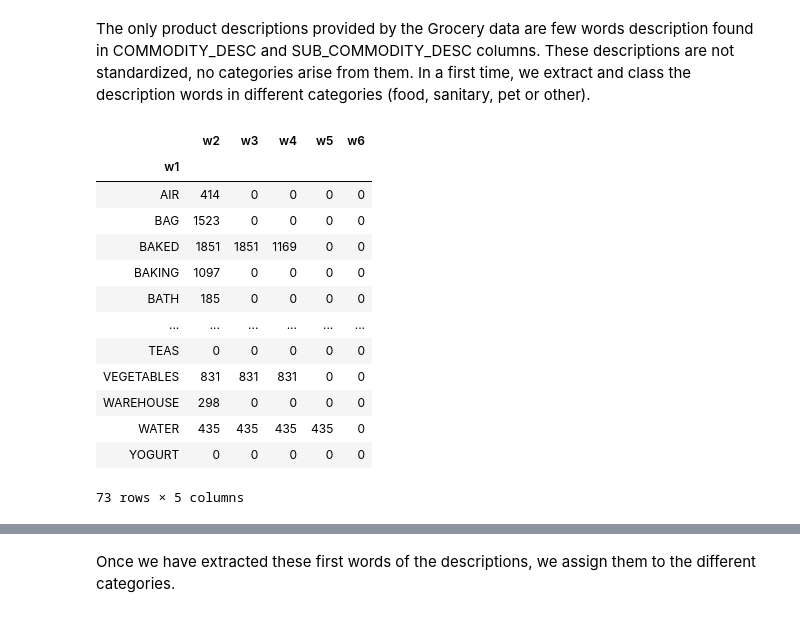
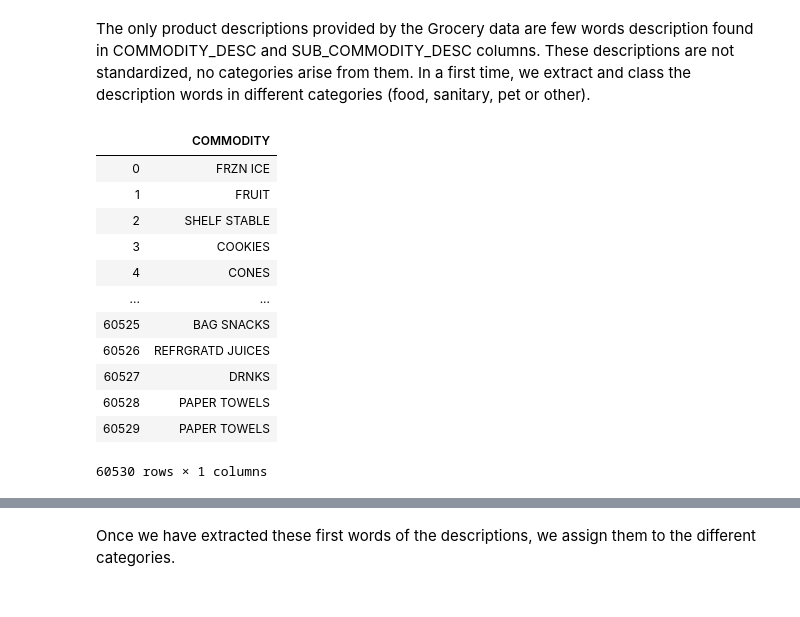
Before and after one commit to marvande/epfl-ada-2019-data-analysis, a Jupyter notebook: code/Products.ipynb, the cells around one changed output, grey strips where cells are left out. Cells and saved outputs as stored; diff of their text form; code cells hidden in the pictures.

```diff
--- a/code/Products.ipynb
+++ b/code/Products.ipynb
@@ -114,26 +129,33 @@ The only product descriptions provided by the Grocery data are few words descrip
 # %%
 # We create a table where all description words are extracted and separated as word 1, word 2, word 3 ...
 #from the same description line. Here we look at the words in COMMODITY_DESC
 
-split = Grocery['COMMODITY_DESC'].str.split(' |\/').tolist()
-words = pd.DataFrame.from_records(split, index= Grocery.index, columns=["w1","w2","w3","w4","w5","w6"])
+separator = "  |\/|\&|-"
 
+split1 = Grocery['COMMODITY_DESC'].str.split(separator)
+split2 = Grocery['SUB_COMMODITY_DESC'].str.split(separator)
+
+split = [tuple(split1),tuple(split2)]
+
+table =[]
+for line in split[0]:
+    table += line
 # we show the number of occurrence for each first word. For example the word AIR occures 414 times as the first
 #word of a description
 
-words.groupby('w1').count()
+words = pd.DataFrame(table, columns = ['COMMODITY'])
+words
 # %% [output]
-|  | w2 | w3 | w4 | w5 | w6 |
-| w1 |  |  |  |  |  |
-| AIR | 414 | 0 | 0 | 0 | 0 |
-| BAG | 1523 | 0 | 0 | 0 | 0 |
-| BAKED | 1851 | 1851 | 1169 | 0 | 0 |
-| BAKING | 1097 | 0 | 0 | 0 | 0 |
-| BATH | 185 | 0 | 0 | 0 | 0 |
-| ... | ... | ... | ... | ... | ... |
-| TEAS | 0 | 0 | 0 | 0 | 0 |
-| VEGETABLES | 831 | 831 | 831 | 0 | 0 |
-| WAREHOUSE | 298 | 0 | 0 | 0 | 0 |
-| WATER | 435 | 435 | 435 | 435 | 0 |
-| YOGURT | 0 | 0 | 0 | 0 | 0 |
+|  | COMMODITY |
+| 0 | FRZN ICE |
+| 1 | FRUIT |
+| 2 | SHELF STABLE |
+| 3 | COOKIES |
+| 4 | CONES |
+| ... | ... |
+| 60525 | BAG SNACKS |
+| 60526 | REFRGRATD JUICES |
+| 60527 | DRNKS |
+| 60528 | PAPER TOWELS |
+| 60529 | PAPER TOWELS |
-73 rows × 5 columns
+60530 rows × 1 columns
```
Also changed, not shown: parts of 21 cells of this notebook.
